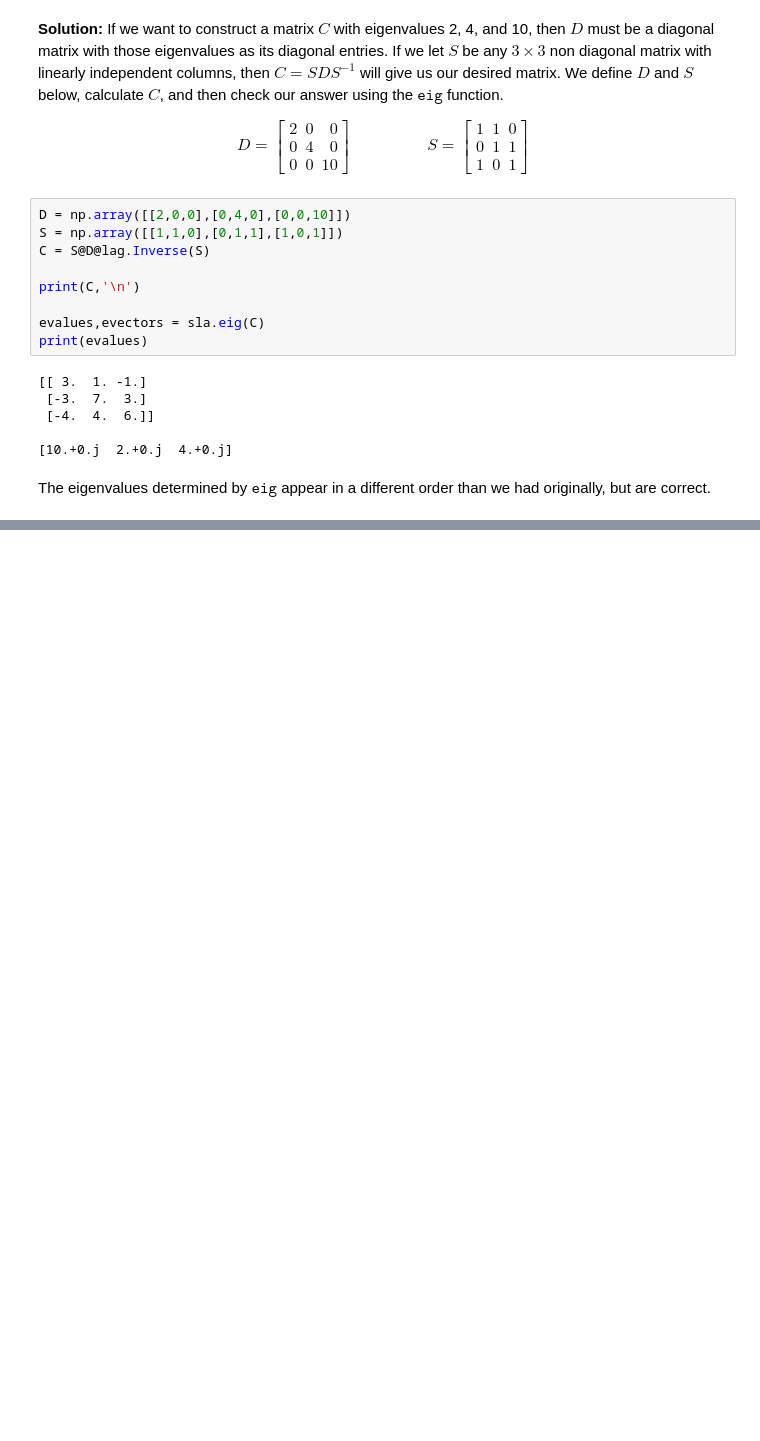
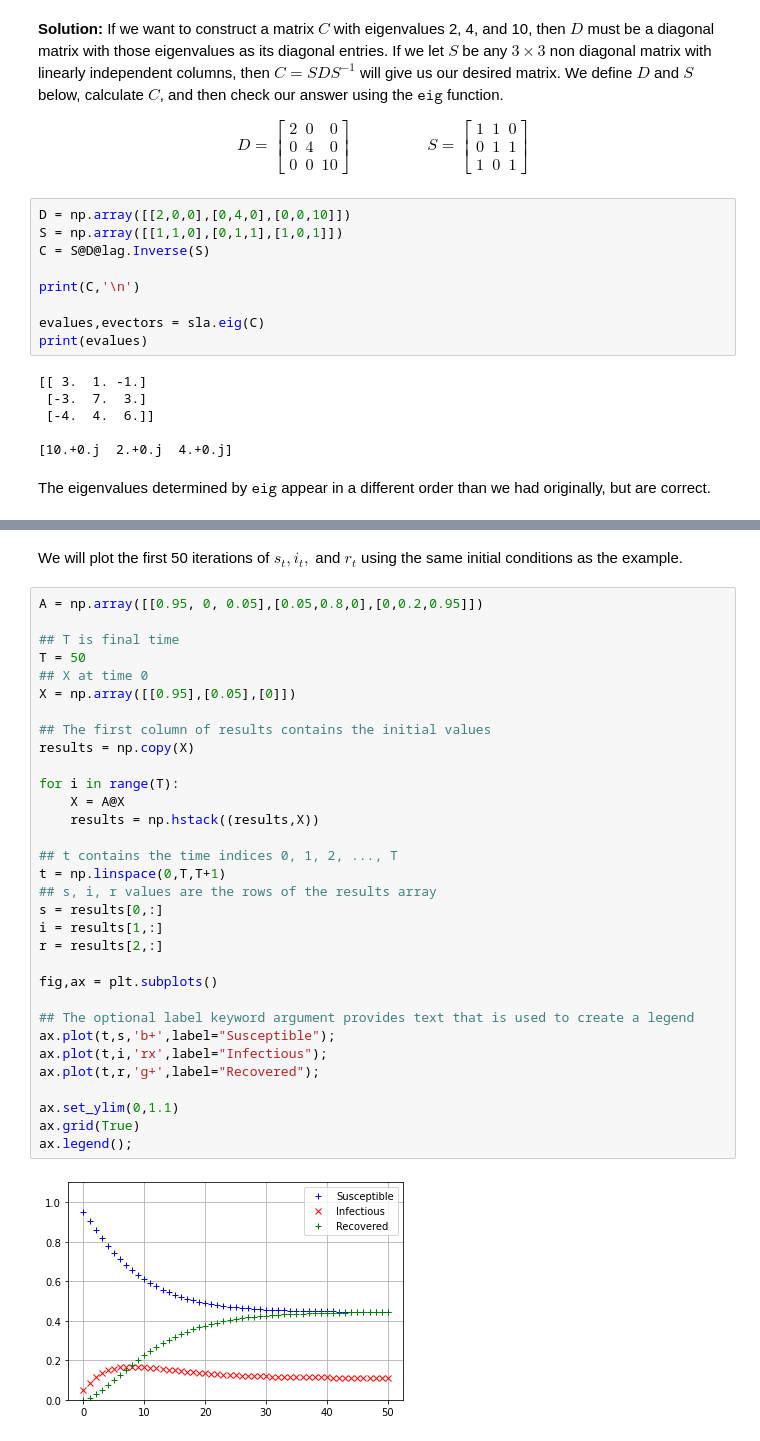
Before and after one commit to bvanderlei/jupyter-guide-to-linear-algebra, a Jupyter notebook: Eigenvalues_Solutions.ipynb, the cells around one changed output, grey strips where cells are left out. Saved outputs shown, nothing was run; the diff lists cells and outputs as text; blank space fills up the shorter version.

```diff
--- a/Eigenvalues_Solutions.ipynb
+++ b/Eigenvalues_Solutions.ipynb
@@ -298,0 +707,36 @@ $(b)$ Find all the solutions to $CX = V + W$
+# %% [markdown]
+We will plot the first 50 iterations of $s_t,i_t,$ and $r_t$ using the same initial conditions as the example.
+# %%
+A = np.array([[0.95, 0, 0.05],[0.05,0.8,0],[0,0.2,0.95]])
+
+## T is final time
+T = 50
+## X at time 0
+X = np.array([[0.95],[0.05],[0]])
+
+## The first column of results contains the initial values
+results = np.copy(X)
+
+for i in range(T):
+    X = A@X
+    results = np.hstack((results,X))
+
+## t contains the time indices 0, 1, 2, ..., T
+t = np.linspace(0,T,T+1)
+## s, i, r values are the rows of the results array
+s = results[0,:]
+i = results[1,:]
+r = results[2,:]
+
+fig,ax = plt.subplots()
+
+## The optional label keyword argument provides text that is used to create a legend
+ax.plot(t,s,'b+',label="Susceptible");
+ax.plot(t,i,'rx',label="Infectious");
+ax.plot(t,r,'g+',label="Recovered");
+
+ax.set_ylim(0,1.1)
+ax.grid(True)
+ax.legend();
+# %% [output]
+[figure, added]
```
Also changed, not shown: parts of 32 cells of this notebook, 4 other files.
